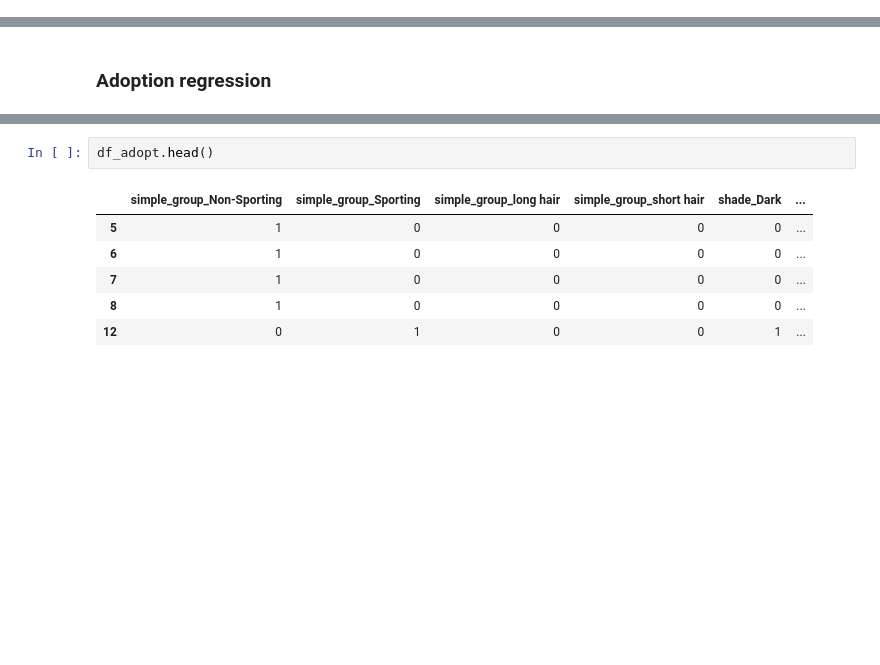
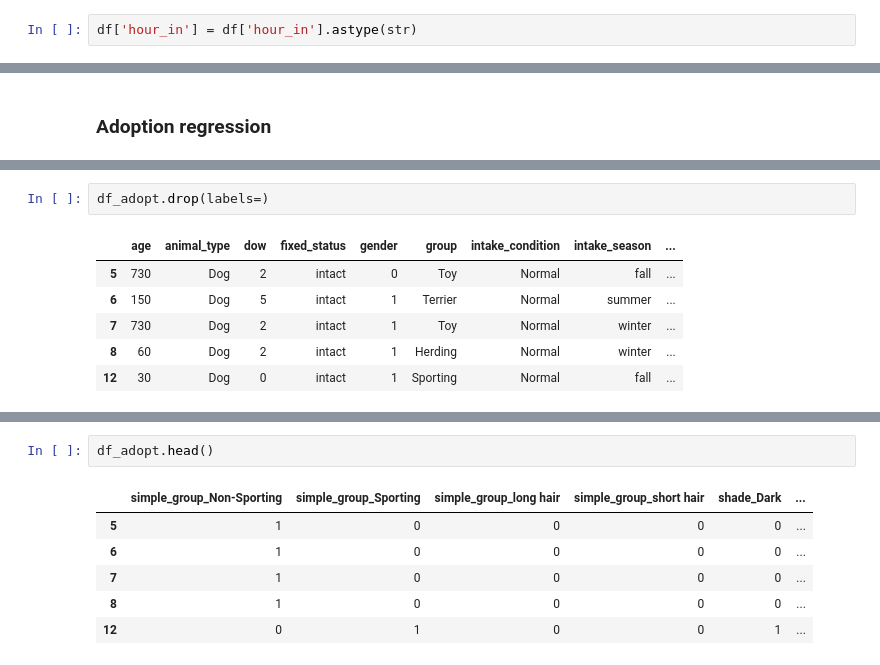
Before and after one commit to luketibbott/kojak, a Jupyter notebook: Model.ipynb, the cells around one changed output, grey strips where cells are left out. Cells and saved outputs as stored; diff of their text form; blank space fills up the shorter version.

```diff
--- a/Model.ipynb
+++ b/Model.ipynb
@@ -31,6 +33,8 @@ df.head()
 | 2 | 1460 | Dog | 6 | fixed | 0 | Working | Normal | spring | ... |
 | 3 | 730 | Dog | 5 | fixed | 0 | Sporting | Normal | winter | ... |
 | 4 | 730 | Dog | 3 | intact | 0 | Sporting | Normal | summer | ... |
+# %%
+df['hour_in'] = df['hour_in'].astype(str)
 # %%
 df_model = df.copy()
 # %%
@@ -237,0 +316,9 @@ df_adopt = df_model[df_model['outcome_type'] == 'Adoption']
+# %%
+df_adopt.drop(labels=)
+# %% [output]
+|  | age | animal_type | dow | fixed_status | gender | group | intake_condition | intake_season | ... |
+| 5 | 730 | Dog | 2 | intact | 0 | Toy | Normal | fall | ... |
+| 6 | 150 | Dog | 5 | intact | 1 | Terrier | Normal | summer | ... |
+| 7 | 730 | Dog | 2 | intact | 1 | Toy | Normal | winter | ... |
+| 8 | 60 | Dog | 2 | intact | 1 | Herding | Normal | winter | ... |
+| 12 | 30 | Dog | 0 | intact | 1 | Sporting | Normal | fall | ... |
```
Also changed, not shown: parts of 24 cells of this notebook, 7 other files.
